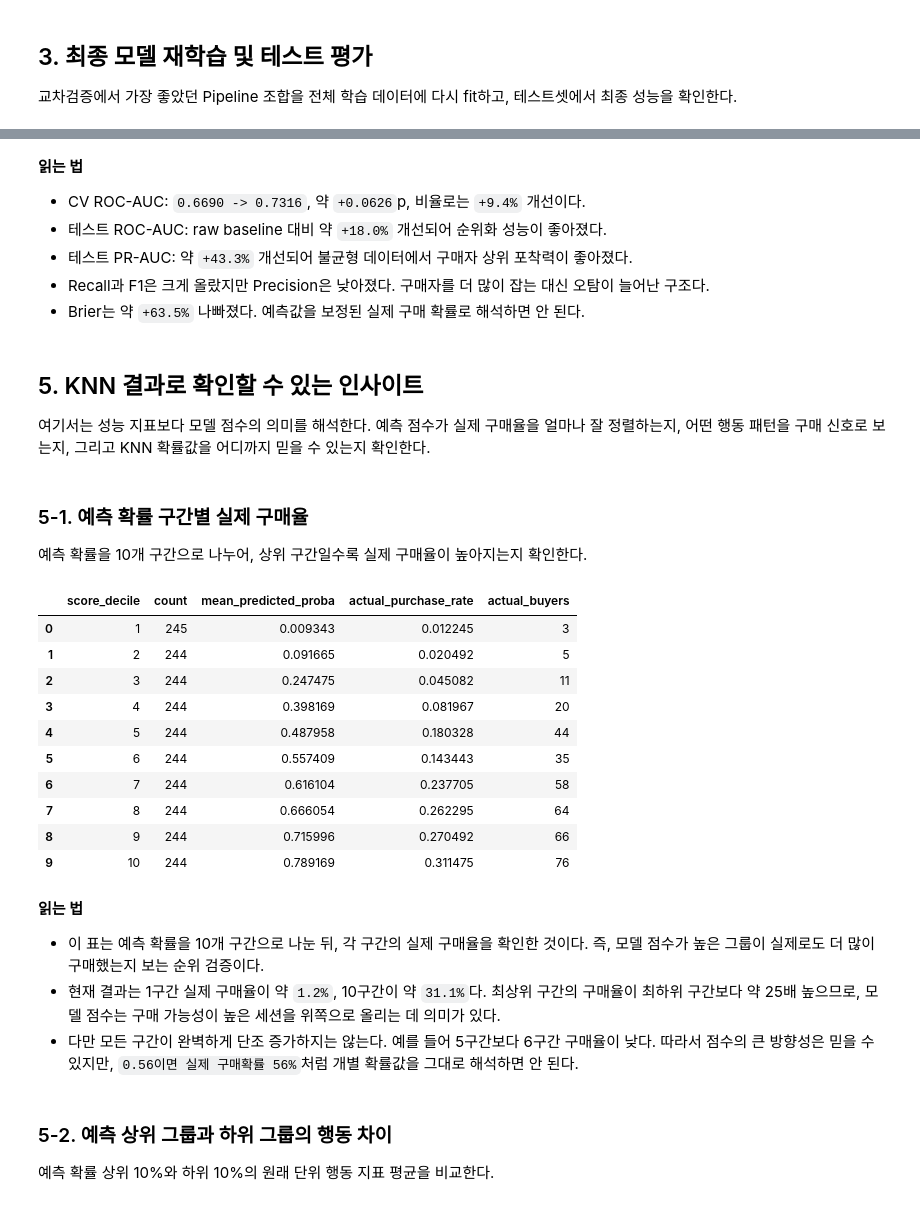
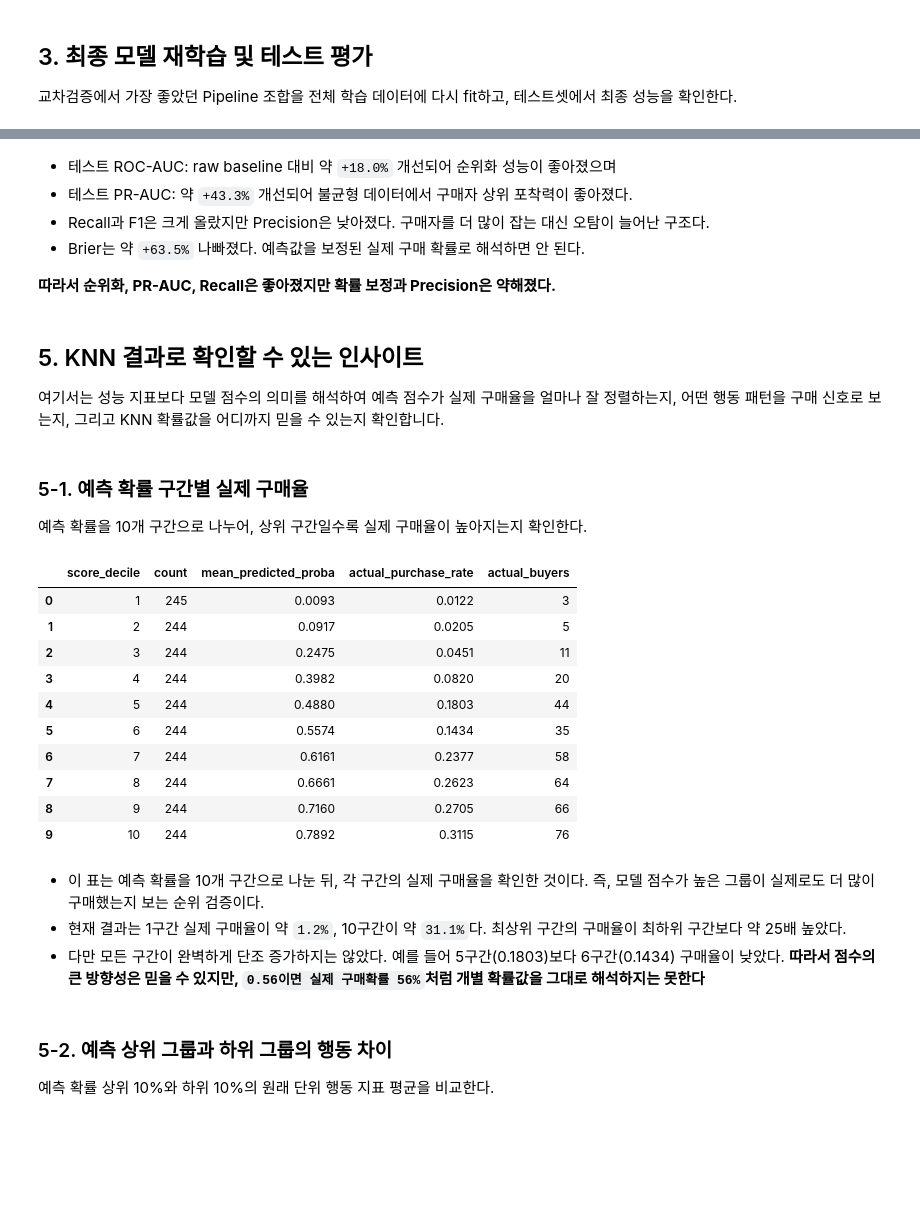
Before and after one commit to ShoppingInsight/shopper-prediction, a Jupyter notebook: models/knn/knn.ipynb, the cells around one changed output, grey strips where cells are left out. Saved outputs shown, nothing was run; the diff lists cells and outputs as text; code cells hidden in the pictures; blank space fills up the shorter version.

```diff
--- a/models/knn/knn.ipynb
+++ b/models/knn/knn.ipynb
@@ -259,7 +264,7 @@ from sklearn.metrics import make_scorer
 from sklearn.model_selection import GridSearchCV
 
 # GridSearchCV의 선택 기준은 구매자 순위를 잘 올리는 ROC-AUC로 둔다.
-auc_scorer = make_scorer(roc_auc_score, response_method="predict")
+auc_scorer = make_scorer(roc_auc_score, response_method = "predict")
 
 # K뿐 아니라 거리 기준(p)과 이웃 가중치 방식까지 함께 탐색한다.
 param_grid = {
@@ -270,16 +275,16 @@ param_grid = {
 
 # estimator로 Pipeline 전체를 넘겨야 log1p, scaling, SMOTE가 fold 내부에서만 수행된다.
 grid = GridSearchCV(
-    estimator=build_knn_pipeline(),
-    param_grid=param_grid,
-    scoring=auc_scorer,
-    cv=cv,
-    n_jobs=-1,
+    estimator = build_knn_pipeline(),
+    param_grid = param_grid,
+    scoring = auc_scorer,
+    cv = cv,
+    n_jobs = -1,
 )
 
 grid.fit(X_train_knn, y_train_knn)
 
-# cv_results_ 전체를 DataFrame으로 바꾼 뒤, 보고서에 필요한 핵심 컬럼만 남긴다.
+# cv_results_ 전체를 DataFrame으로 바꾼 뒤, 보고서에 필요한 컬럼만 추출한다.
 grid_result_df = pd.DataFrame(grid.cv_results_)
 grid_result_df = grid_result_df[[
     "param_knn__n_neighbors",
@@ -288,7 +293,7 @@ grid_result_df = grid_result_df[[
     "mean_test_score",
     "std_test_score",
     "rank_test_score",
-]].rename(columns={
+]].rename(columns = {
     "param_knn__n_neighbors": "K",
     "param_knn__weights": "weights",
     "param_knn__p": "p",
@@ -297,21 +302,20 @@ grid_result_df = grid_result_df[[
     "rank_test_score": "rank",
 })
 
-# p값만 보면 직관적이지 않으므로, 거리 기준 이름을 붙여서 출력 표를 읽기 쉽게 만든다.
+# p값만 보면 직관적이지 않아 추가적으로 거리 기준 이름을 붙인다.
 grid_result_df["distance"] = grid_result_df["p"].map({1: "Manhattan", 2: "Euclidean"})
 grid_result_df["setting"] = grid_result_df["distance"] + " + " + grid_result_df["weights"]
-grid_result_df = grid_result_df[
-    ["setting", "weights", "p", "K", "CV_ROC_AUC", "CV_ROC_AUC_std", "rank"]
-].sort_values("CV_ROC_AUC", ascending=False).reset_index(drop=True)
+# CV_ROC_AUC 값을 기준으로 내림차순 정렬한다.
+grid_result_df = grid_result_df[["setting", "weights", "p", "K", "CV_ROC_AUC", "CV_ROC_AUC_std", "rank"]].sort_values("CV_ROC_AUC", ascending = False).reset_index(drop = True)
 
-# 설정별 최고 결과만 따로 뽑아 전체 출력이 너무 길어지지 않게 한다.
+# 설정별 최고 결과만 따로 뽑아 출력한다.
 grid_best_df = (
     grid_result_df
-    .sort_values(["setting", "CV_ROC_AUC"], ascending=[True, False])
-    .groupby("setting", as_index=False)
+    .sort_values(["setting", "CV_ROC_AUC"], ascending = [True, False])
+    .groupby("setting", as_index = False)
     .head(1)
-    .sort_values("CV_ROC_AUC", ascending=False)
-    .reset_index(drop=True)
+    .sort_values("CV_ROC_AUC", ascending = False)
+    .reset_index(drop = True)
 )
 
 print("Best GridSearchCV result by setting")
@@ -522,15 +467,14 @@ Test comparison: raw baseline vs selected Pipeline
 # %% [markdown]
-**읽는 법**
-
-- CV ROC-AUC: `0.6690 -> 0.7316`, 약 `+0.0626`p, 비율로는 `+9.4%` 개선이다.
-- 테스트 ROC-AUC: raw baseline 대비 약 `+18.0%` 개선되어 순위화 성능이 좋아졌다.
+- 테스트 ROC-AUC: raw baseline 대비 약 `+18.0%` 개선되어 순위화 성능이 좋아졌으며
 - 테스트 PR-AUC: 약 `+43.3%` 개선되어 불균형 데이터에서 구매자 상위 포착력이 좋아졌다.
 - Recall과 F1은 크게 올랐지만 Precision은 낮아졌다. 구매자를 더 많이 잡는 대신 오탐이 늘어난 구조다.
 - Brier는 약 `+63.5%` 나빠졌다. 예측값을 보정된 실제 구매 확률로 해석하면 안 된다.
+
+**따라서 순위화, PR-AUC, Recall은 좋아졌지만 확률 보정과 Precision은 약해졌다.**
 # %% [markdown]
 ## 5. KNN 결과로 확인할 수 있는 인사이트
 
-여기서는 성능 지표보다 모델 점수의 의미를 해석한다. 예측 점수가 실제 구매율을 얼마나 잘 정렬하는지, 어떤 행동 패턴을 구매 신호로 보는지, 그리고 KNN 확률값을 어디까지 믿을 수 있는지 확인한다.
+여기서는 성능 지표보다 모델 점수의 의미를 해석하여 예측 점수가 실제 구매율을 얼마나 잘 정렬하는지, 어떤 행동 패턴을 구매 신호로 보는지, 그리고 KNN 확률값을 어디까지 믿을 수 있는지 확인합니다.
 # %% [markdown]
 ### 5-1. 예측 확률 구간별 실제 구매율
 
@@ -538,50 +482,49 @@ Test comparison: raw baseline vs selected Pipeline
 # %%
 # 테스트셋의 예측 확률과 실제 구매 여부를 하나의 표로 정리
 test_result = pd.DataFrame({
     "predicted_proba": test_proba,
     "actual_revenue": y_test_knn,
 })
 
 # score_decile: 예측 확률 순위 기준 10개 구간, 10이 가장 높은 구간
 test_result["score_decile"] = pd.qcut(
     test_result["predicted_proba"].rank(method = "first"),
     q = 10,
     labels = range(1, 11),
 ).astype(int)
 
 # 예측 점수 구간별 실제 구매율과 구매자 수 집계
 decile_result = (
     test_result
     .groupby("score_decile")
     .agg(
         count = ("actual_revenue", "size"),
         mean_predicted_proba = ("predicted_proba", "mean"),
         actual_purchase_rate = ("actual_revenue", "mean"),
         actual_buyers = ("actual_revenue", "sum"),
     )
     .reset_index()
 )
 
 # 상위 구간으로 갈수록 실제 구매율이 높아지는지 확인
-display(decile_result)
+display(decile_result.round(4))
 # %% [output]
 |  | score_decile | count | mean_predicted_proba | actual_purchase_rate | actual_buyers |
-| 0 | 1 | 245 | 0.009343 | 0.012245 | 3 |
-| 1 | 2 | 244 | 0.091665 | 0.020492 | 5 |
-| 2 | 3 | 244 | 0.247475 | 0.045082 | 11 |
-| 3 | 4 | 244 | 0.398169 | 0.081967 | 20 |
-| 4 | 5 | 244 | 0.487958 | 0.180328 | 44 |
-| 5 | 6 | 244 | 0.557409 | 0.143443 | 35 |
-| 6 | 7 | 244 | 0.616104 | 0.237705 | 58 |
-| 7 | 8 | 244 | 0.666054 | 0.262295 | 64 |
-| 8 | 9 | 244 | 0.715996 | 0.270492 | 66 |
-| 9 | 10 | 244 | 0.789169 | 0.311475 | 76 |
+| 0 | 1 | 245 | 0.0093 | 0.0122 | 3 |
+| 1 | 2 | 244 | 0.0917 | 0.0205 | 5 |
+| 2 | 3 | 244 | 0.2475 | 0.0451 | 11 |
+| 3 | 4 | 244 | 0.3982 | 0.0820 | 20 |
+| 4 | 5 | 244 | 0.4880 | 0.1803 | 44 |
+| 5 | 6 | 244 | 0.5574 | 0.1434 | 35 |
+| 6 | 7 | 244 | 0.6161 | 0.2377 | 58 |
+| 7 | 8 | 244 | 0.6661 | 0.2623 | 64 |
+| 8 | 9 | 244 | 0.7160 | 0.2705 | 66 |
+| 9 | 10 | 244 | 0.7892 | 0.3115 | 76 |
 # %% [markdown]
-**읽는 법**
-
 - 이 표는 예측 확률을 10개 구간으로 나눈 뒤, 각 구간의 실제 구매율을 확인한 것이다. 즉, 모델 점수가 높은 그룹이 실제로도 더 많이 구매했는지 보는 순위 검증이다.
-- 현재 결과는 1구간 실제 구매율이 약 `1.2%`, 10구간이 약 `31.1%`다. 최상위 구간의 구매율이 최하위 구간보다 약 25배 높으므로, 모델 점수는 구매 가능성이 높은 세션을 위쪽으로 올리는 데 의미가 있다.
-- 다만 모든 구간이 완벽하게 단조 증가하지는 않는다. 예를 들어 5구간보다 6구간 구매율이 낮다. 따라서 점수의 큰 방향성은 믿을 수 있지만, `0.56이면 실제 구매확률 56%`처럼 개별 확률값을 그대로 해석하면 안 된다.
+- 현재 결과는 1구간 실제 구매율이 약 `1.2%`, 10구간이 약 `31.1%`다. 최상위 구간의 구매율이 최하위 구간보다 약 25배 높았다.
+- 다만 모든 구간이 완벽하게 단조 증가하지는 않았다. 예를 들어 5구간(0.1803)보다 6구간(0.1434) 구매율이 낮았다.
+**따라서 점수의 큰 방향성은 믿을 수 있지만, `0.56이면 실제 구매확률 56%`처럼 개별 확률값을 그대로 해석하지는 못한다**
 # %% [markdown]
 ### 5-2. 예측 상위 그룹과 하위 그룹의 행동 차이
 
```
Also changed, not shown: parts of 19 cells of this notebook.
